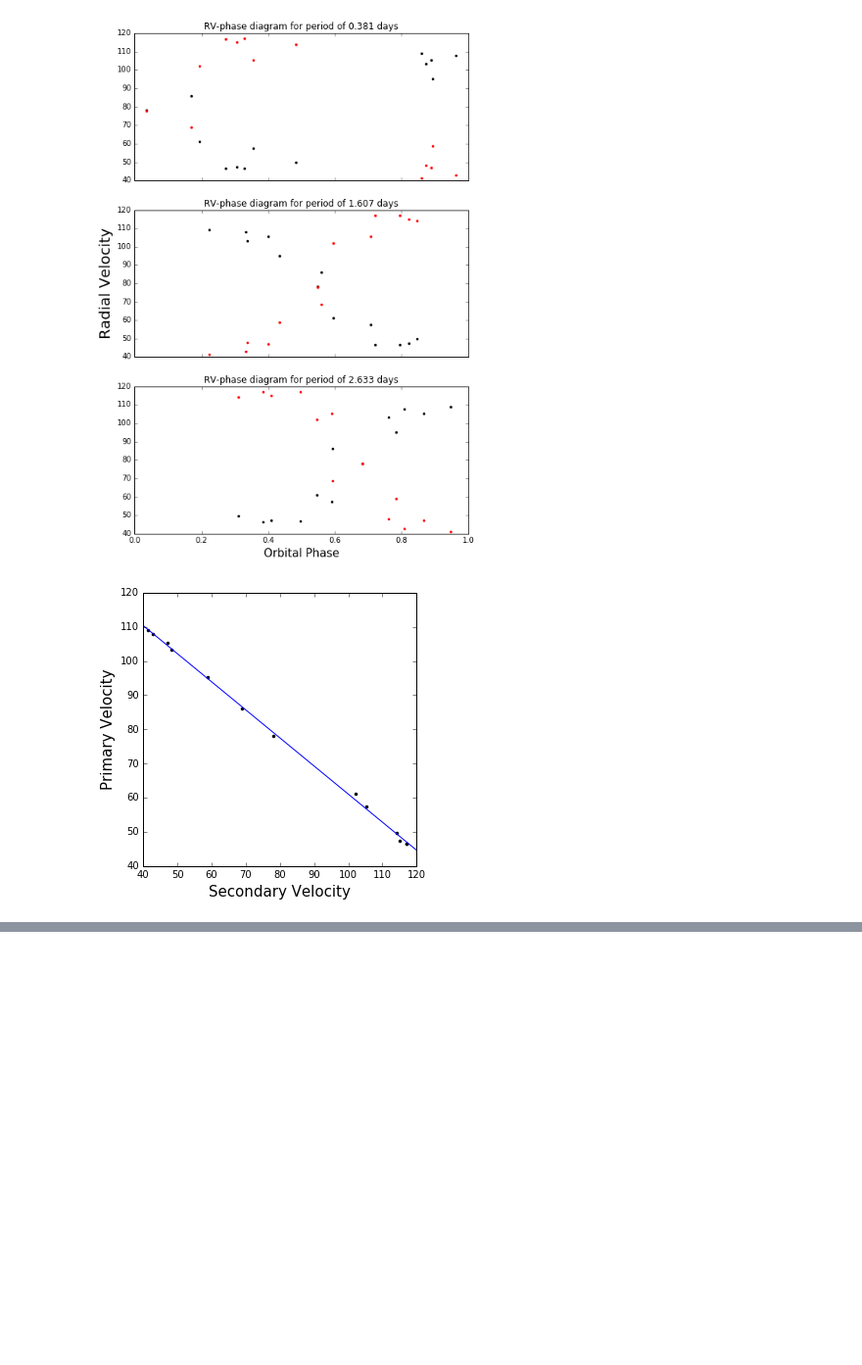
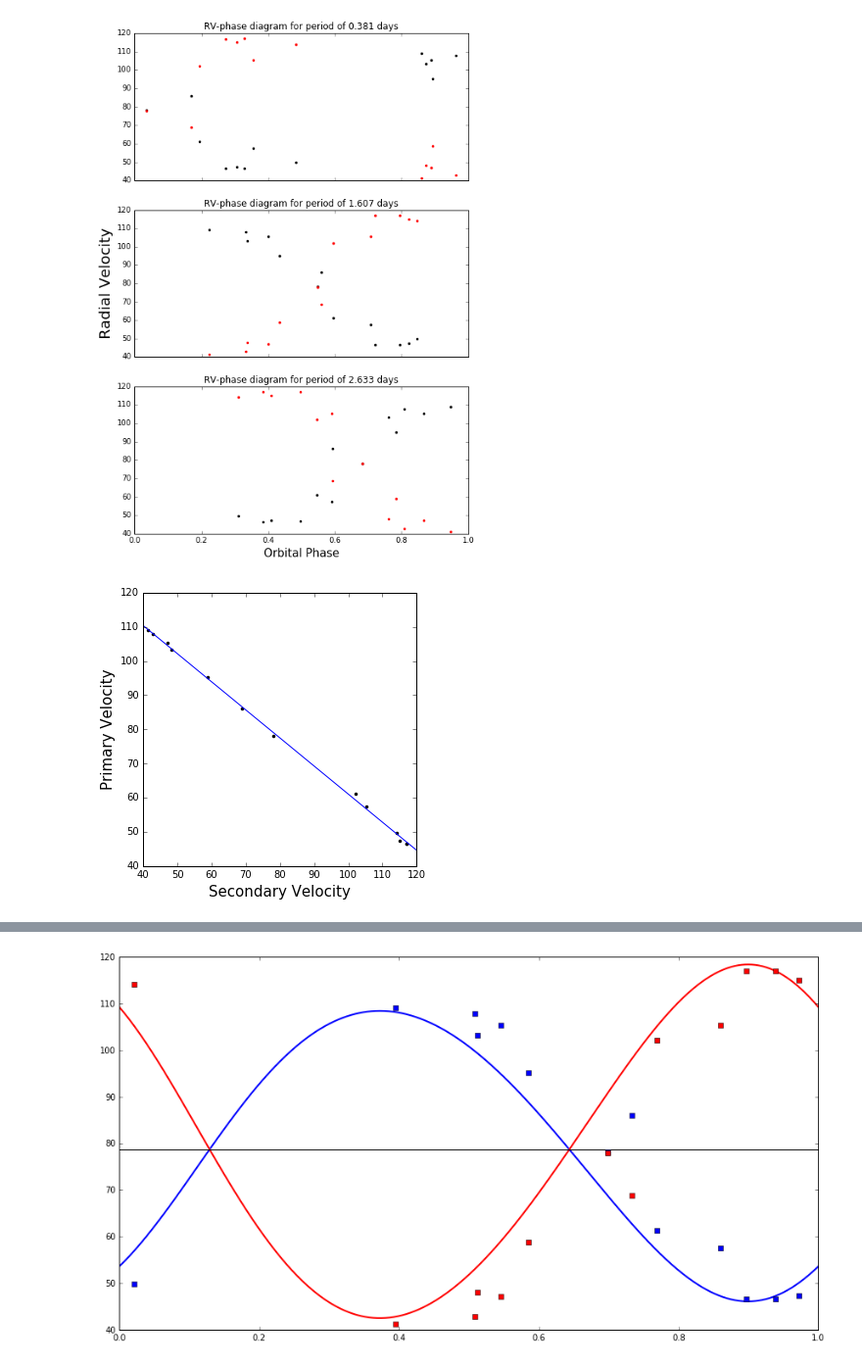
Before and after one commit to jacob-i-skinner/Orbit-Fitting, a Jupyter notebook: Systems/2M06115599+3325505/2M06115599+3325505.ipynb, the cells around one changed output, grey strips where cells are left out. Shown at 98% size. Drawn from its saved outputs; the diff is of its cells as text; code cells hidden in the pictures; blank space fills up the shorter version.

```diff
--- a/Systems/2M06115599+3325505/2M06115599+3325505.ipynb
+++ b/Systems/2M06115599+3325505/2M06115599+3325505.ipynb
@@ -8,7 +8,6 @@ import functions as f
 from scipy import stats
 from matplotlib import pyplot as plt
 from scipy.signal import lombscargle
-from scipy.optimize import curve_fit
 %matplotlib inline
 filename     = '2M06115599+3325505.tbl'
 system       = np.genfromtxt(filename, skip_header=1, usecols=(0, 1, 2))
@@ -32,6 +31,7 @@ RV          = f.RV
 residuals   = f.residuals
 constraints = f.constraints
 alteredRV   = f.alteredRV
+initialGuess= f.initialGuess
 
 #now-do-things!--------------------------------------------------------------------------------------------------#
 
@@ -216,0 +107,89 @@ OSError: [Errno 24] Too many open files: '/Users/skinnej3/anaconda/lib/python3.5
+# %%
+t0 = time.time()
+
+#constrain parameters
+lower_bounds = [0, 0, 0, JD[0]+((JD[-1]-JD[0])/2)-0.75*1.607, 1.6, 60]
+upper_bounds = [100, 0.9, 2*np.pi, JD[0]+((JD[-1]-JD[0])/2)+0.75*1.607, 1.614, 100]
+
+#set dimensionality and walker number
+ndim, nwalkers, nsteps = 6, 400, 10000
+
+initial_guess = initialGuess(lower_bounds, upper_bounds, JDp, RVp)
+
+def likelihood(parameters, mass_ratio, primary, secondary):
+    r = np.sqrt(sum((np.asarray(primary)-RV(JDp, mass_ratio, parameters)[0])**2)
+        +sum((np.asarray(secondary)-RV(JDs, mass_ratio, parameters)[1])**2))
+    return -r
+
+#function is poorly named, returns the negative infinity if parameters lie outside contraints, otherwise
+#returns the output from residuals()
+def probability(initial_guess, mass_ratio, RVp, RVs, lower, upper):
+    con = constraints(initial_guess, lower, upper)
+    if not np.isfinite(con):
+        return -np.inf
+    return con + likelihood(initial_guess, mass_ratio, RVp, RVs)
+
+
+
+#initialize walkers
+position = [initial_guess + 0.1*np.random.randn(ndim) for i in range(nwalkers)]
+
+#walkers distributed in gaussian ball around most likely parameter values
+for i in range(0, nwalkers-1):
+    position[i][0] = initial_guess[0] + 2.5*np.random.randn(1) #K
+    position[i][1] = initial_guess[1] + 0.1*np.random.randn(1) #e
+    position[i][2] = initial_guess[2] + 1  *np.random.randn(1) #w
+    position[i][3] = initial_guess[3] +     np.random.randn(1) #T
+    position[i][4] = initial_guess[4] +0.1*np.random.randn(1) #P
+    position[i][5] = initial_guess[5] + 3  *np.random.randn(1) #y
+
+#create the sampler object and do the walk
+sampler = emcee.EnsembleSampler(nwalkers, ndim, probability,
+                                args=(mass_ratio, RVp, RVs, lower_bounds, upper_bounds), threads = 4)
+sampler.run_mcmc(position, nsteps)
+
+#save the results of the walk
+samples = sampler.chain[:, :, :].reshape((-1, ndim))
+results = np.asarray(list(map(lambda v: (v[1], v[2]-v[1], v[1]-v[0]),
+                              zip(*np.percentile(samples, [16, 50, 84], axis=0)))))
+
+#create the corner plot
+fig = corner.corner(samples, labels=["$K$", "$e$", "$\omega$", "$T$", "$P$", "$\gamma$"],
+                    extents=[[lower_bounds[0], upper_bounds[0]], [lower_bounds[1],upper_bounds[1]],
+                             [lower_bounds[2], upper_bounds[2]],
+                             [lower_bounds[3], upper_bounds[3]], [lower_bounds[4], upper_bounds[4]],
+                             [lower_bounds[5], upper_bounds[5]]],
+                    quantiles=[0.16, 0.5, 0.84], show_titles=True, title_kwargs={"fontsize": 18})
+fig.savefig("parameter_results.png")
+
+#create the curves plot
+x = np.linspace(0, 15.8, num=nsteps)
+fig, ax = plt.figure(figsize=(15,8)), plt.subplot(111)
+#for K, e, w, T, P, y in samples[np.random.randint(len(samples), size=250)]:
+#    parameters = K, e, w, T, P, y
+#    primary, secondary = RV(x, mass_ratio, parameters)
+#    ax.plot(x/parameters[4], primary, 'c', label='Potential Primary Curves', alpha=0.2)
+#    ax.plot(x/parameters[4], secondary, 'm', label='Potential Secondary Curves', alpha=0.2)
+primary, secondary = RV(x, mass_ratio, [results[0][0], results[1][0], results[2][0],
+                                        results[3][0], results[4][0], results[5][0]])
+ax.plot(x/results[4][0], primary, 'b', lw=2)
+ax.plot(x/results[4][0], secondary, 'r', lw=2)
+ax.plot(x, np.ones(len(x))*results[5][0], 'k' , label='Systemic Velocity')
+ax.plot(phases(results[4][0], results[3][0], JDp), RVp, 'bs', label='Primary RV Data') #data phased to result period
+ax.plot(phases(results[4][0], results[3][0], JDs), RVs, 'rs', label='Secondary RV data')
+ax.set_xlim([0,1])
+plt.savefig('curve_results.png')
+
+#create the walkers plot
+fig, ax = plt.subplots(6, 1, sharex='col')
+for i in range(6):
+    for j in range(len(sampler.chain[:, 0, i])):
+        ax[i].plot(np.linspace(0, nsteps, num=nsteps-100), sampler.chain[j, 100:, i], 'k', alpha=0.2)
+    ax[i].plot(np.linspace(0, nsteps, num=nsteps-100) , np.ones(nsteps-100)*initial_guess[i], 'r')
+fig.set_figheight(20)
+fig.set_figwidth(15)
+plt.savefig('walk_results.png')
+
+t = time.time()
+print('Completed in ', int((t-t0)/60), ' minutes and ', int(((t-t0)/60-int((t-t0)/60))*60), 'seconds.')
+# %% [output]
@@ -216,0 +199 @@ OSError: [Errno 24] Too many open files: '/Users/skinnej3/anaconda/lib/python3.5
+[figure, added]
```
Also changed, not shown: parts of 3 cells of this notebook, 17 other files.
